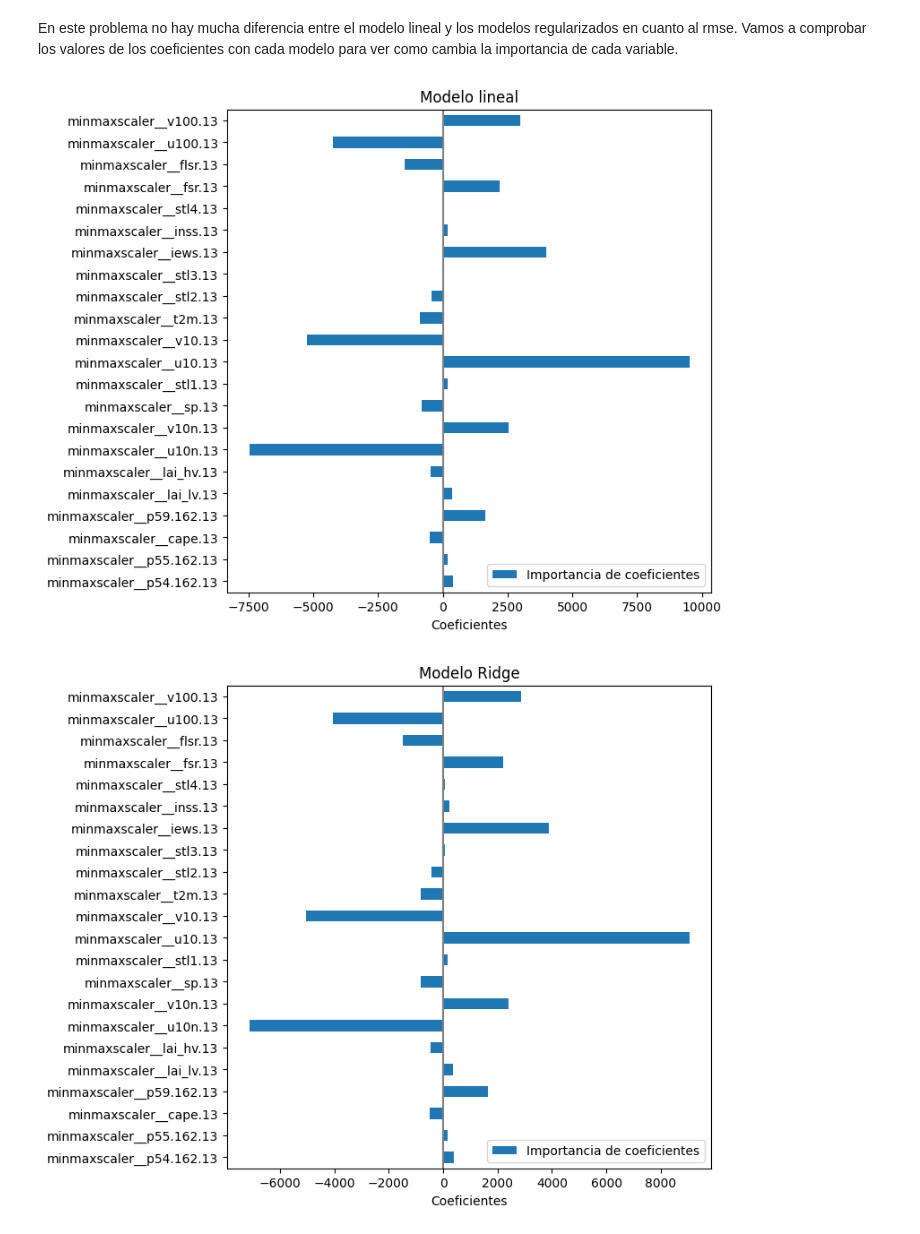
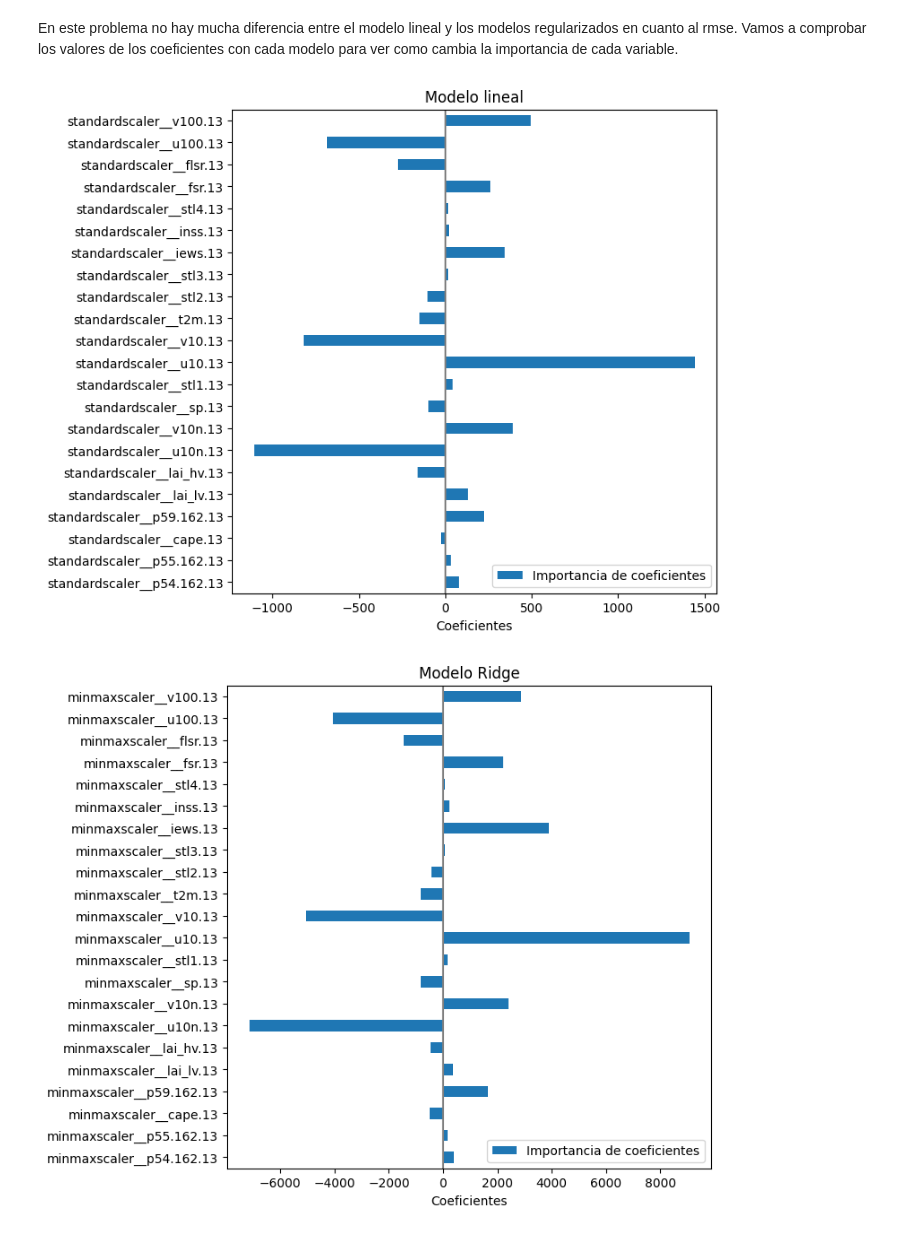
Before and after one commit to GLuis189/GRUPO13_Practica1, a Jupyter notebook: main.ipynb, the cells around one changed output. Drawn from its saved outputs; the diff is of its cells as text; code cells hidden in the pictures.

```diff
--- a/main.ipynb
+++ b/main.ipynb
@@ -745,20 +857,20 @@ ax.set_title('Comparación de modelos');
 # %% [markdown]
 En este problema no hay mucha diferencia entre el modelo lineal y los modelos regularizados en cuanto al rmse. Vamos a comprobar los valores de los coeficientes con cada modelo para ver como cambia la importancia de cada variable.
 # %%
-feature_names = pipe_regr_mm[:-1].get_feature_names_out()
+feature_names = pipe_regr_standar[:-1].get_feature_names_out()
 
 coefs = pd.DataFrame(
-    pipe_regr_mm['regresor'].coef_,
+    pipe_regr_standar['regresor'].coef_,
     columns=["Importancia de coeficientes"],
     index=feature_names,
 )
 coefs.plot.barh(figsize=(9, 7))
 plt.title("Modelo lineal")
 plt.xlabel("Coeficientes")
 plt.axvline(x=0, color=".5")
 plt.subplots_adjust(left=0.3)
 # %% [output]
-[figure, old version]
+[figure, new version]
 # %%
 feature_names = pipe_regrRidge[:-1].get_feature_names_out()
 
```
Also changed, not shown: parts of 52 cells of this notebook, 1 other file.
